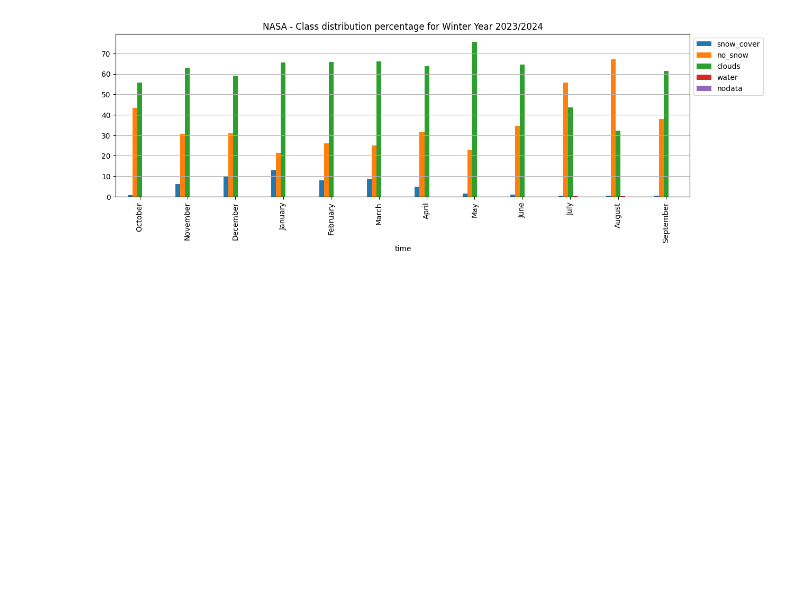
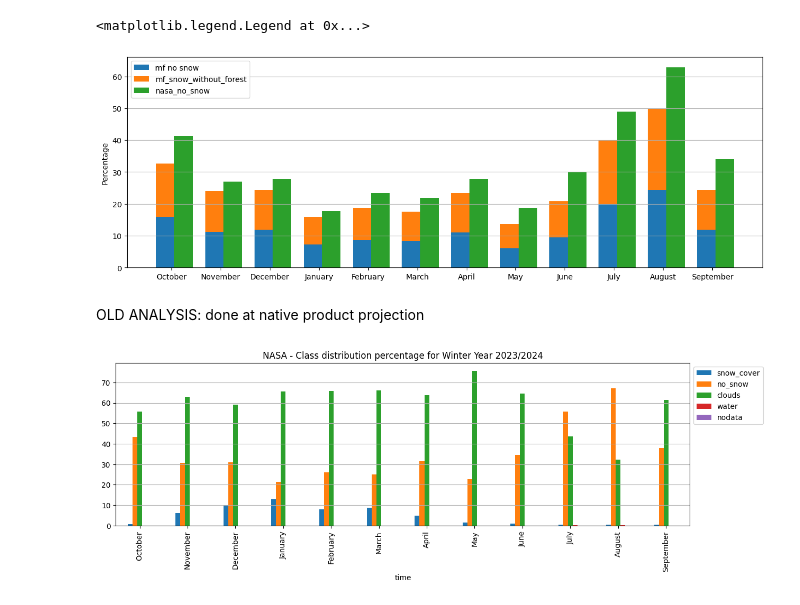
Before and after one commit to nicolaimpe/viirsnow, a Jupyter notebook: notebooks/products_completeness.ipynb, the cells around one changed output. Drawn from its saved outputs; the diff is of its cells as text; code cells hidden in the pictures; blank space fills up the shorter version.

```diff
--- a/notebooks/products_completeness.ipynb
+++ b/notebooks/products_completeness.ipynb
@@ -125,0 +120,19 @@ def plot_separate_bar(data: pd.Series, ax: Axes, label:str='data', bar_width:flo
+# %%
+fig, ax = plt.subplots(figsize=(15,5))
+
+meteofrance_means = meteofrance_stats_ds['percentage'].resample({'time': "1ME"}).mean()
+nasa_means = nasa_stats_ds['percentage'].resample({'time': "1ME"}).mean()
+mf_snow = [meteofrance_means.sel(class_name=cn).to_pandas() for cn in ['no_snow', 'forest_without_snow']]
+nasa_snow =nasa_means.sel(class_name='no_snow').to_pandas()
+mf_snow.append(nasa_snow)
+plot_multiple_stacked(data=mf_snow, ax=ax,stacked=[False, True, False], labels=['mf no snow', 'mf_snow_without_forest', 'nasa_no_snow'], colors=['tab:blue', 'tab:orange', 'tab:green', 'tab:red'])
+
+ax.set_xticklabels(mf_snow[0].index.strftime("%B"))
+ax.set_ylabel('Percentage')
+ax.grid(True,axis='y')
+ax.legend()
+# %% [output]
+<matplotlib.legend.Legend at 0x...>
+[figure, added]
+# %% [markdown]
+OLD ANALYSIS: done at native product projection
```
Also changed, not shown: parts of 13 cells of this notebook, 6 other files.
